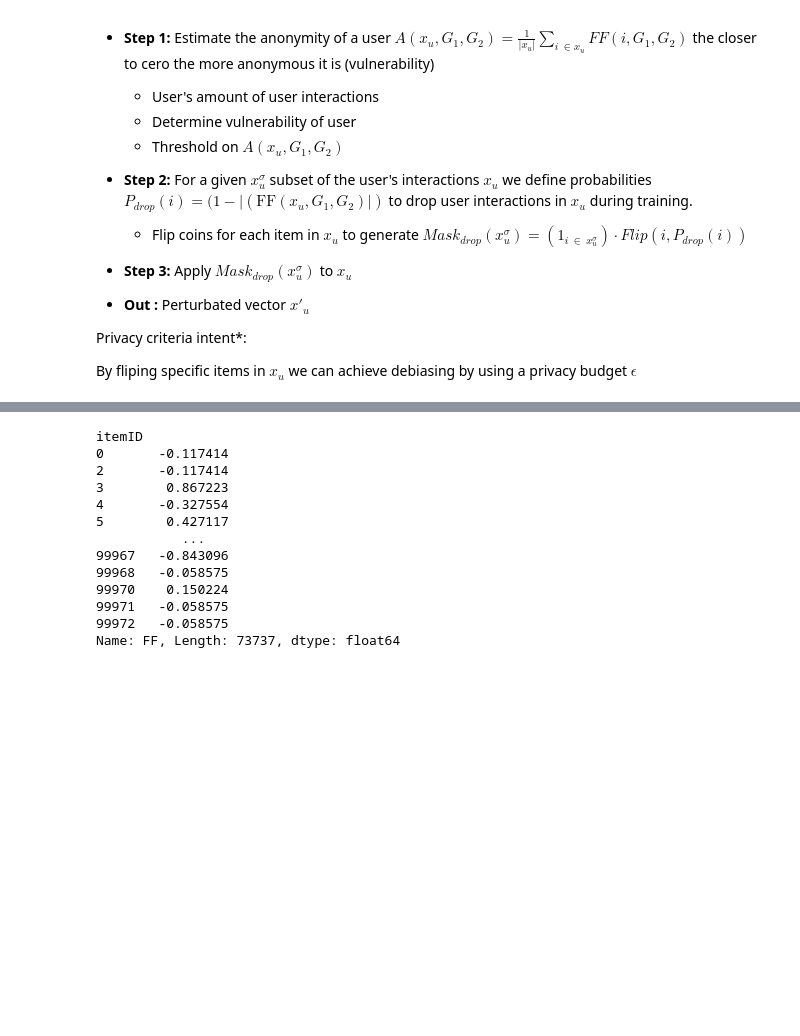
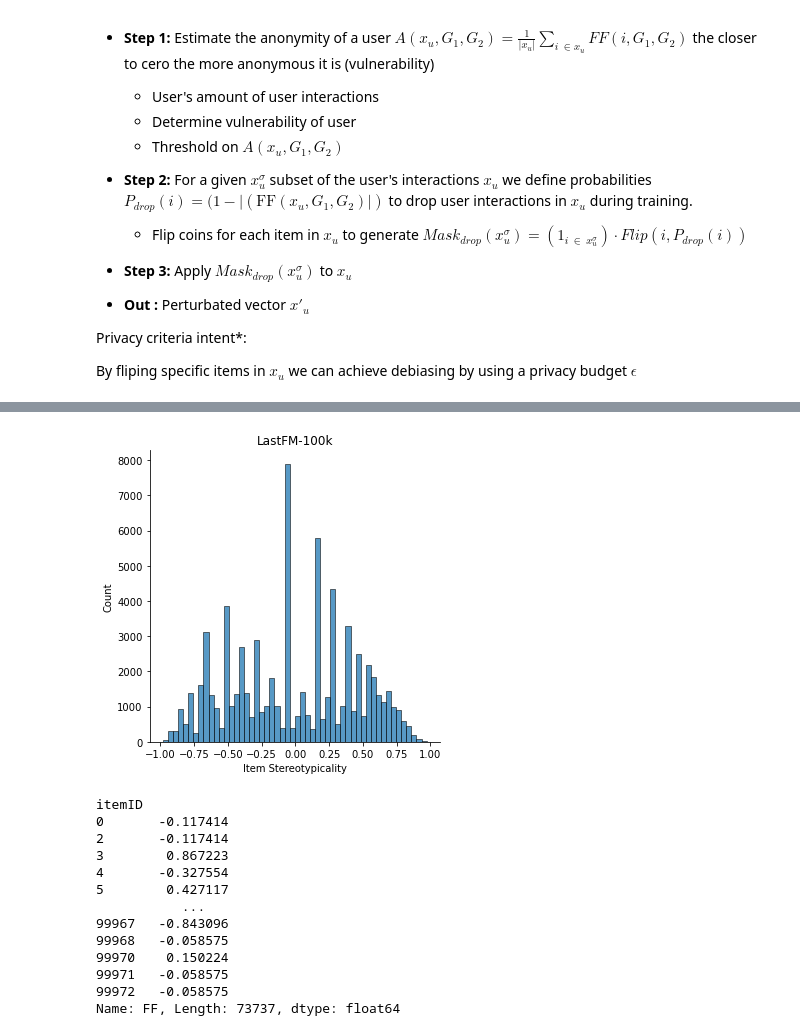
Before and after one commit to gescobedo/SBO, a Jupyter notebook: perturbation.ipynb, the cells around one changed output, grey strips where cells are left out. Cells and saved outputs as stored; diff of their text form; code cells hidden in the pictures; blank space fills up the shorter version.

```diff
--- a/perturbation.ipynb
+++ b/perturbation.ipynb
@@ -121,3 +128,11 @@ Text(0.5, 1.0, "Distribution of item's FF values")
+# %%
+
+sns.displot(ff)
+plt.title("LastFM-100k")
+plt.tight_layout()
+plt.savefig("figures/lfm_item_ster.png",dpi=250)
+# %% [output]
+[figure, added]
 # %%
 
 calculate_ff(rel_freq,"gender_m","gender_f")
```
Also changed, not shown: parts of 1 cell of this notebook, 9 other files.
